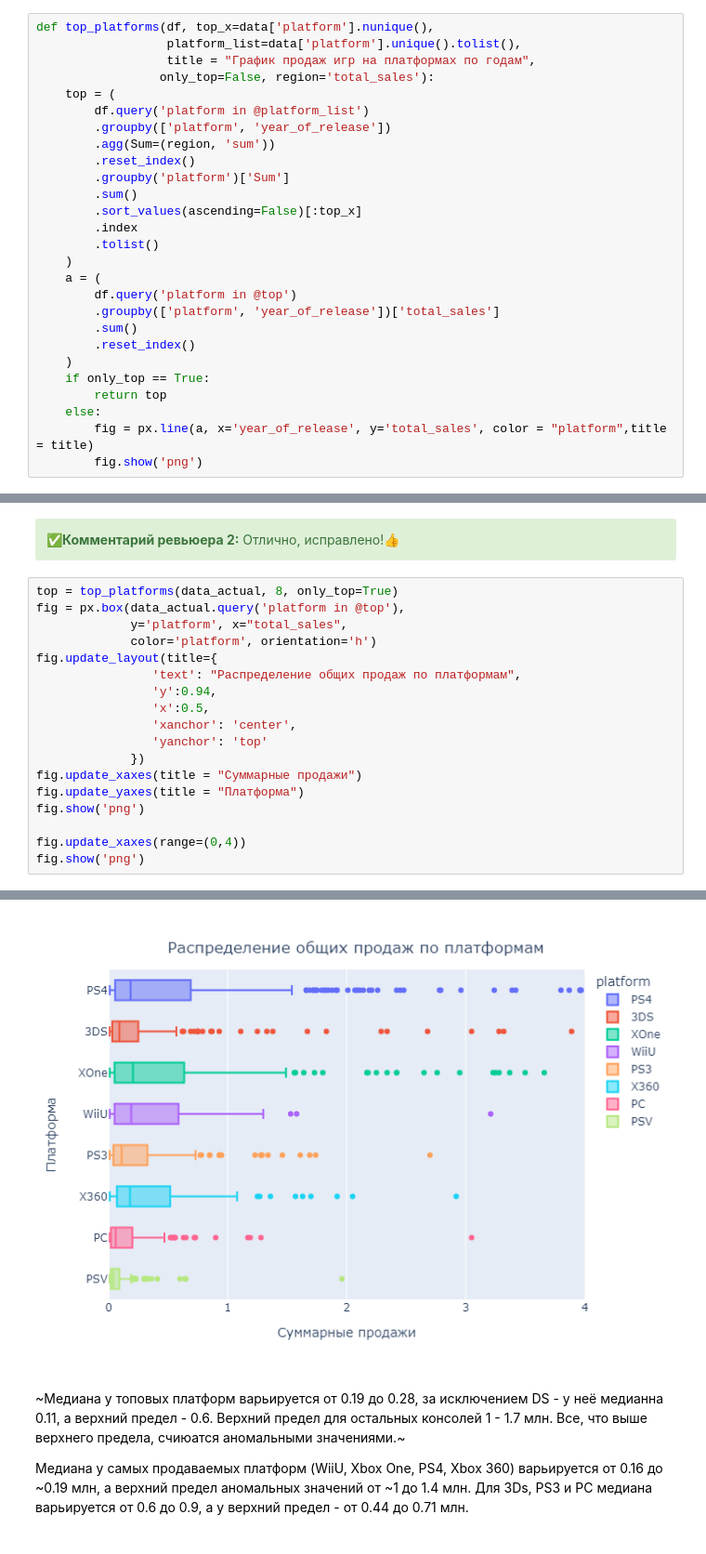
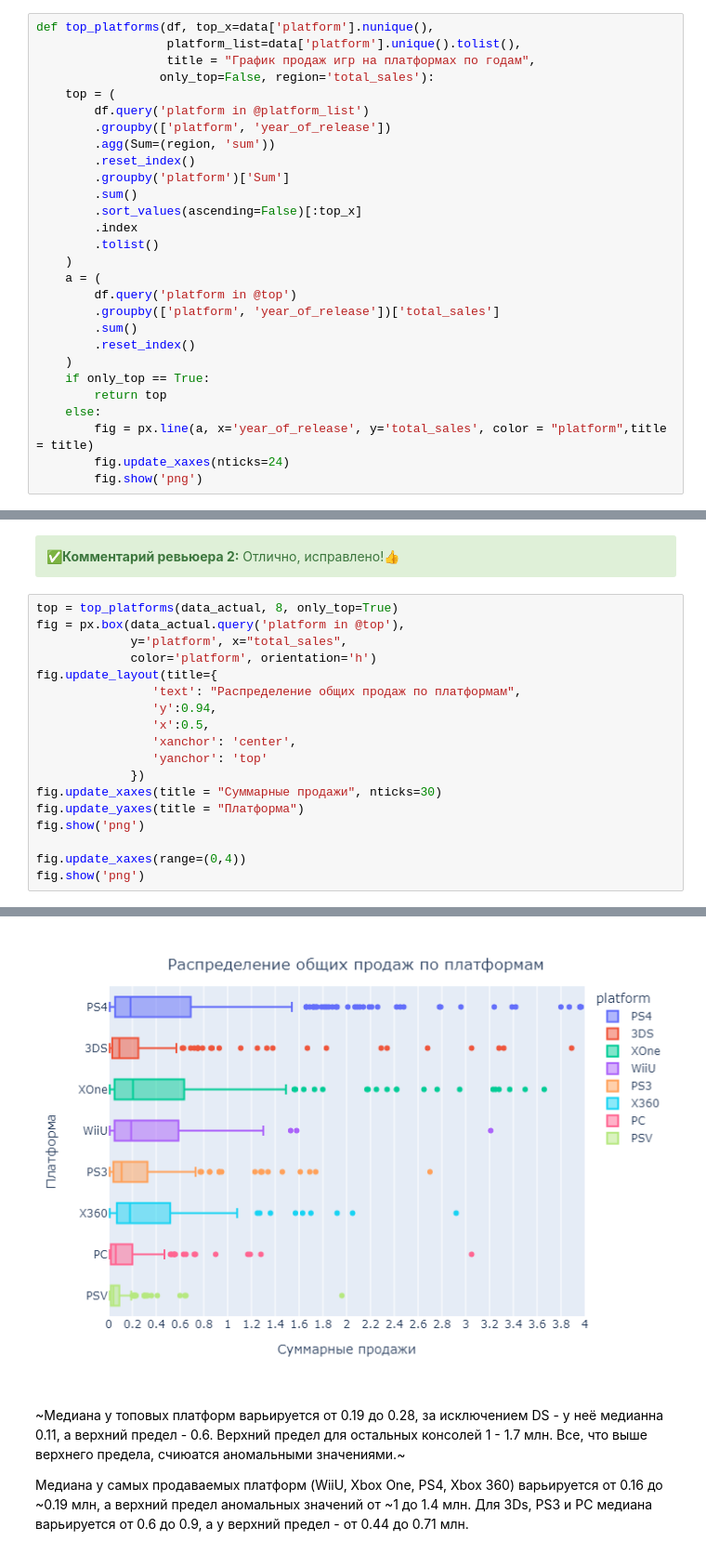
Before and after one commit to futureiss/Yandex_Practicum, a Jupyter notebook: 1_5_sbornii_project/sbornii_proekt.ipynb, the cells around one changed output, grey strips where cells are left out. Shown at 93% size. Drawn from its saved outputs; the diff is of its cells as text.

```diff
--- a/1_5_sbornii_project/sbornii_proekt.ipynb
+++ b/1_5_sbornii_project/sbornii_proekt.ipynb
@@ -515,6 +515,7 @@ def top_platforms(df, top_x=data['platform'].nunique(),
         return top
     else:
         fig = px.line(a, x='year_of_release', y='total_sales', color = "platform",title = title)
+        fig.update_xaxes(nticks=24)
         fig.show('png')
 # %%
 top_platforms(data, 10)
@@ -761,7 +762,7 @@ fig.update_layout(title={
                 'xanchor': 'center',
                 'yanchor': 'top'
              })
-fig.update_xaxes(title = "Суммарные продажи")
+fig.update_xaxes(title = "Суммарные продажи", nticks=30)
 fig.update_yaxes(title = "Платформа")
 fig.show('png')
 
@@ -772,4 +773,4 @@ fig.show('png')
-[figure, old version]
+[figure, new version]
 # %% [markdown]
 ~Медиана у топовых платформ варьируется от 0.19 до 0.28, за исключением DS - у неё медианна 0.11, а верхний предел - 0.6. Верхний предел для остальных консолей  1 - 1.7 млн. Все, что выше верхнего предела, счиюатся аномальными значениями.~
 
```
Also changed, not shown: parts of 8 cells of this notebook.
